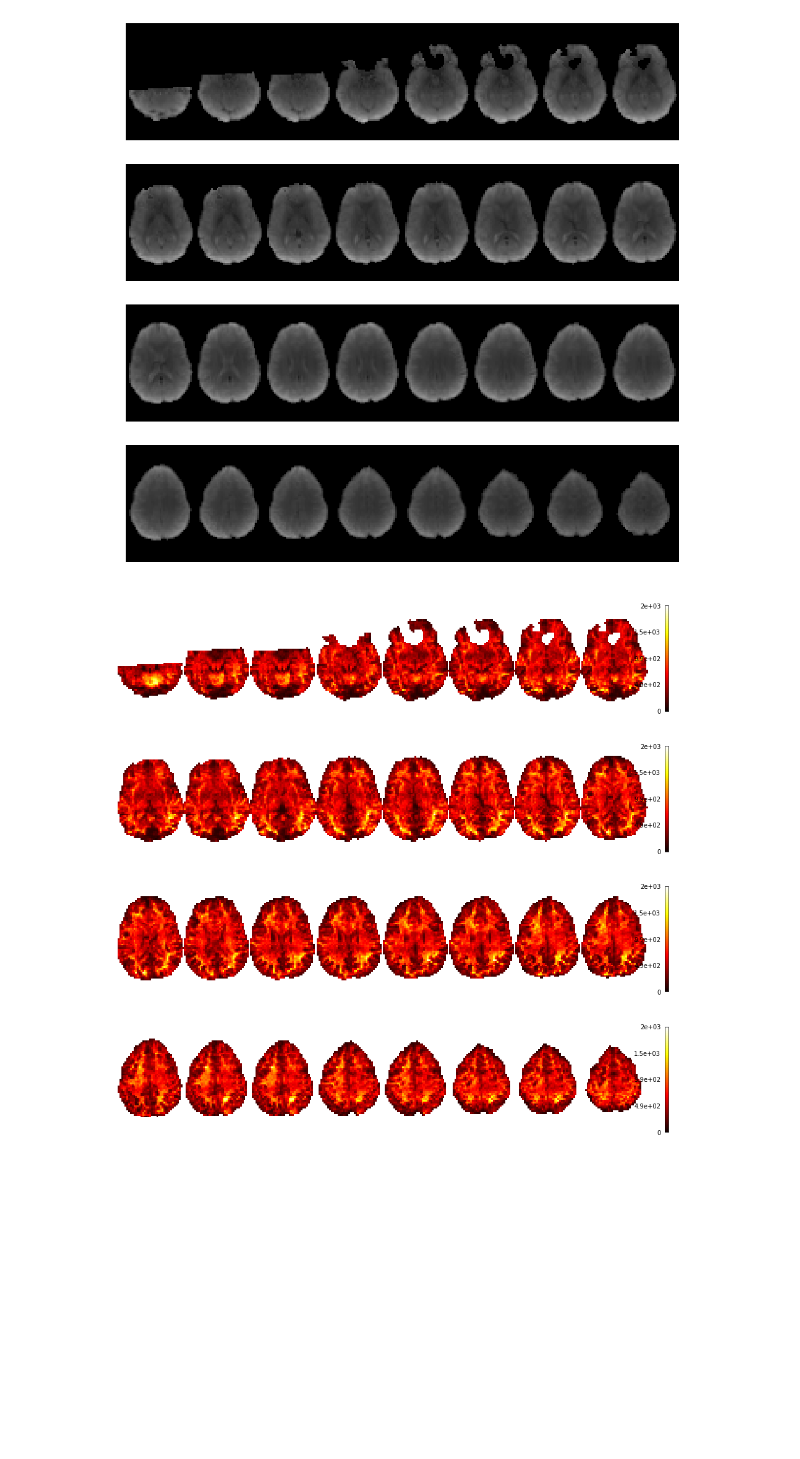
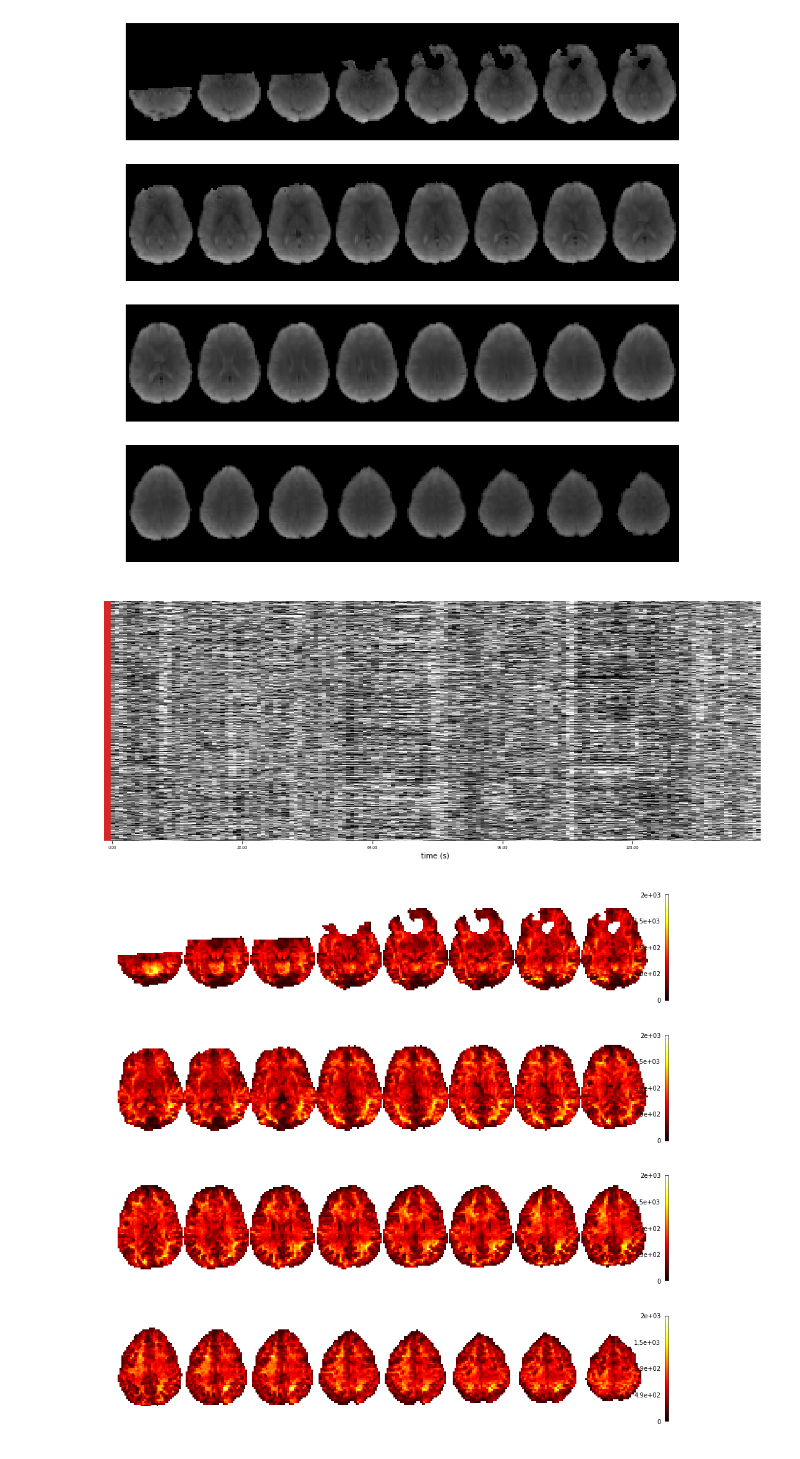
Before and after one commit to ME-ICA/tedana-comparison, a Jupyter notebook: code/make_maps.ipynb, the cells around one changed output. Drawn from its saved outputs; the diff is of its cells as text; code cells hidden in the pictures; blank space fills up the shorter version.

```diff
--- a/code/make_maps.ipynb
+++ b/code/make_maps.ipynb
@@ -132,6 +166,8 @@ fig, ax = plot_image(res.outputs.tsnr_file)
 # %%
+f = op.join(tedana_dir, 'dn_ts_OC.nii')
+
 tsnr = nac.TSNR()
-tsnr.inputs.in_file = op.join(tedana_dir, 'dn_ts_OC.nii')
+tsnr.inputs.in_file = f
 res = tsnr.run()
 
 fig, ax = plot_image(res.outputs.tsnr_file)
@@ -155,4 +191,10 @@ img2 = nib.Nifti1Image(data, img.affine)
 fig, ax = plot_anatomical(img2)
 # %% [output]
 [figure]
+# %%
+fig, ax = plt.subplots(figsize=(16, 6))
+plots.plot_carpet(f, m, subplot=ax)
+fig.show()
+# %% [output]
+[figure, added]
 # %%
```
Also changed, not shown: parts of 11 cells of this notebook, 1 other file.
